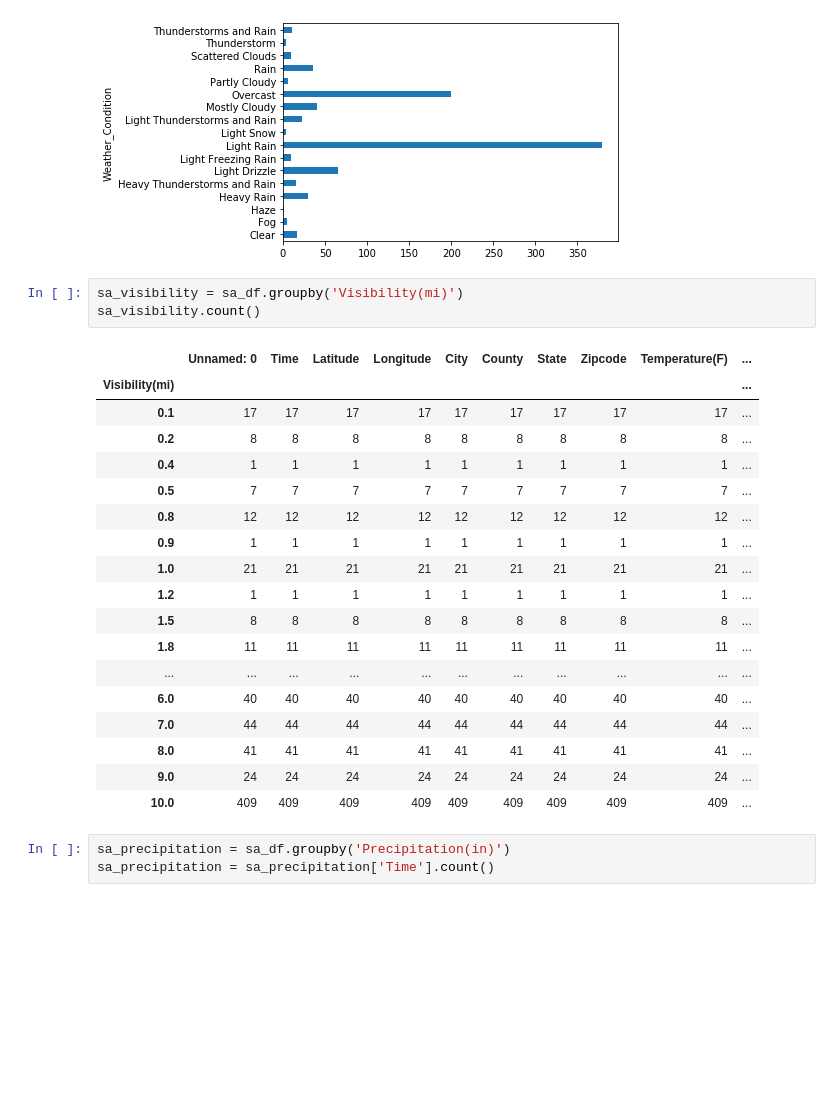
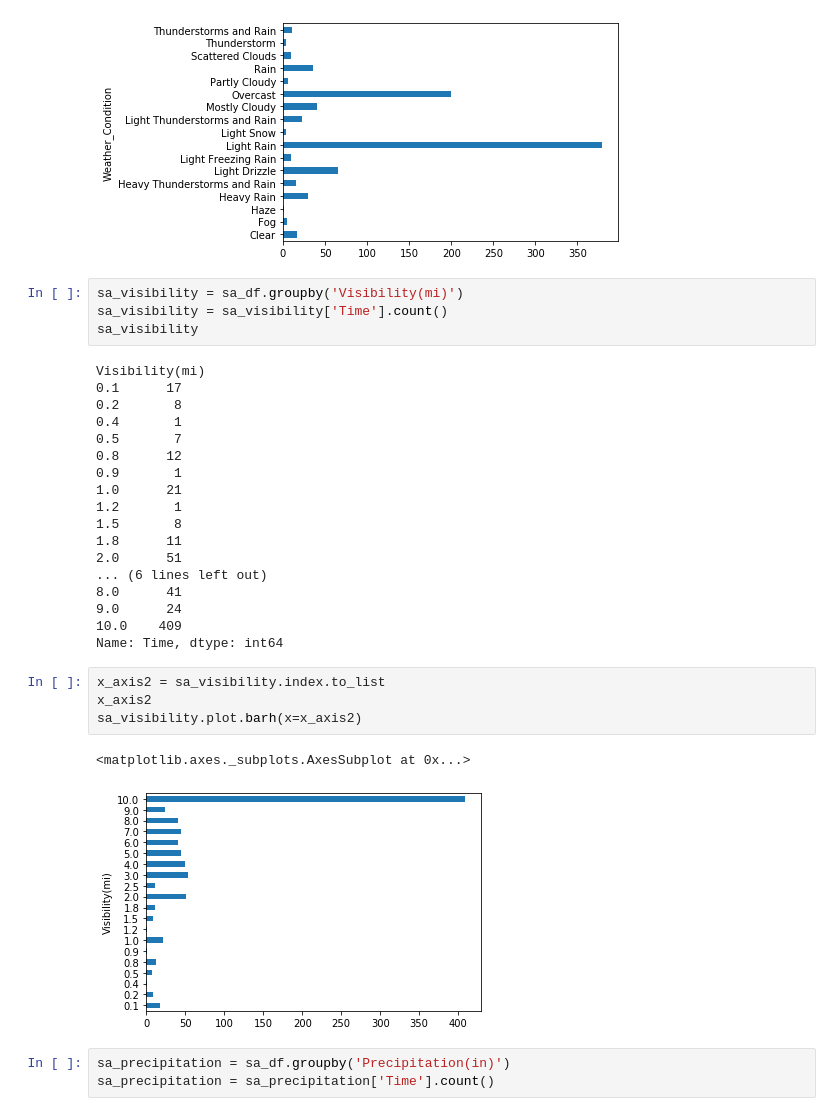
Before and after one commit to Corters22/Traffic_Data_in_San_Antonio, a Jupyter notebook: Question_2/SA_time_of_day_accidents.ipynb, the cells around one changed output. Drawn from its saved outputs; the diff is of its cells as text; blank space fills up the shorter version.

```diff
--- a/Question_2/SA_time_of_day_accidents.ipynb
+++ b/Question_2/SA_time_of_day_accidents.ipynb
@@ -58,26 +58,33 @@ sa_weather.plot.barh(x=x_axis)
 [figure]
 # %%
 sa_visibility = sa_df.groupby('Visibility(mi)')
-sa_visibility.count()
+sa_visibility = sa_visibility['Time'].count()
+sa_visibility
 # %% [output]
-|  | Unnamed: 0 | Time | Latitude | Longitude | City | County | State | Zipcode | Temperature(F) | ... |
-| Visibility(mi) |  |  |  |  |  |  |  |  |  | ... |
-| 0.1 | 17 | 17 | 17 | 17 | 17 | 17 | 17 | 17 | 17 | ... |
-| 0.2 | 8 | 8 | 8 | 8 | 8 | 8 | 8 | 8 | 8 | ... |
-| 0.4 | 1 | 1 | 1 | 1 | 1 | 1 | 1 | 1 | 1 | ... |
-| 0.5 | 7 | 7 | 7 | 7 | 7 | 7 | 7 | 7 | 7 | ... |
-| 0.8 | 12 | 12 | 12 | 12 | 12 | 12 | 12 | 12 | 12 | ... |
-| 0.9 | 1 | 1 | 1 | 1 | 1 | 1 | 1 | 1 | 1 | ... |
-| 1.0 | 21 | 21 | 21 | 21 | 21 | 21 | 21 | 21 | 21 | ... |
-| 1.2 | 1 | 1 | 1 | 1 | 1 | 1 | 1 | 1 | 1 | ... |
-| 1.5 | 8 | 8 | 8 | 8 | 8 | 8 | 8 | 8 | 8 | ... |
-| 1.8 | 11 | 11 | 11 | 11 | 11 | 11 | 11 | 11 | 11 | ... |
-| ... | ... | ... | ... | ... | ... | ... | ... | ... | ... | ... |
-| 6.0 | 40 | 40 | 40 | 40 | 40 | 40 | 40 | 40 | 40 | ... |
-| 7.0 | 44 | 44 | 44 | 44 | 44 | 44 | 44 | 44 | 44 | ... |
-| 8.0 | 41 | 41 | 41 | 41 | 41 | 41 | 41 | 41 | 41 | ... |
-| 9.0 | 24 | 24 | 24 | 24 | 24 | 24 | 24 | 24 | 24 | ... |
-| 10.0 | 409 | 409 | 409 | 409 | 409 | 409 | 409 | 409 | 409 | ... |
+Visibility(mi)
+0.1      17
+0.2       8
+0.4       1
+0.5       7
+0.8      12
+0.9       1
+1.0      21
+1.2       1
+1.5       8
+1.8      11
+2.0      51
+... (6 lines left out)
+8.0      41
+9.0      24
+10.0    409
+Name: Time, dtype: int64
+# %%
+x_axis2 = sa_visibility.index.to_list
+x_axis2
+sa_visibility.plot.barh(x=x_axis2)
+# %% [output]
+<matplotlib.axes._subplots.AxesSubplot at 0x...>
+[figure, added]
 # %%
 sa_precipitation = sa_df.groupby('Precipitation(in)')
 sa_precipitation = sa_precipitation['Time'].count()
```
Also changed, not shown: parts of 5 cells of this notebook.
